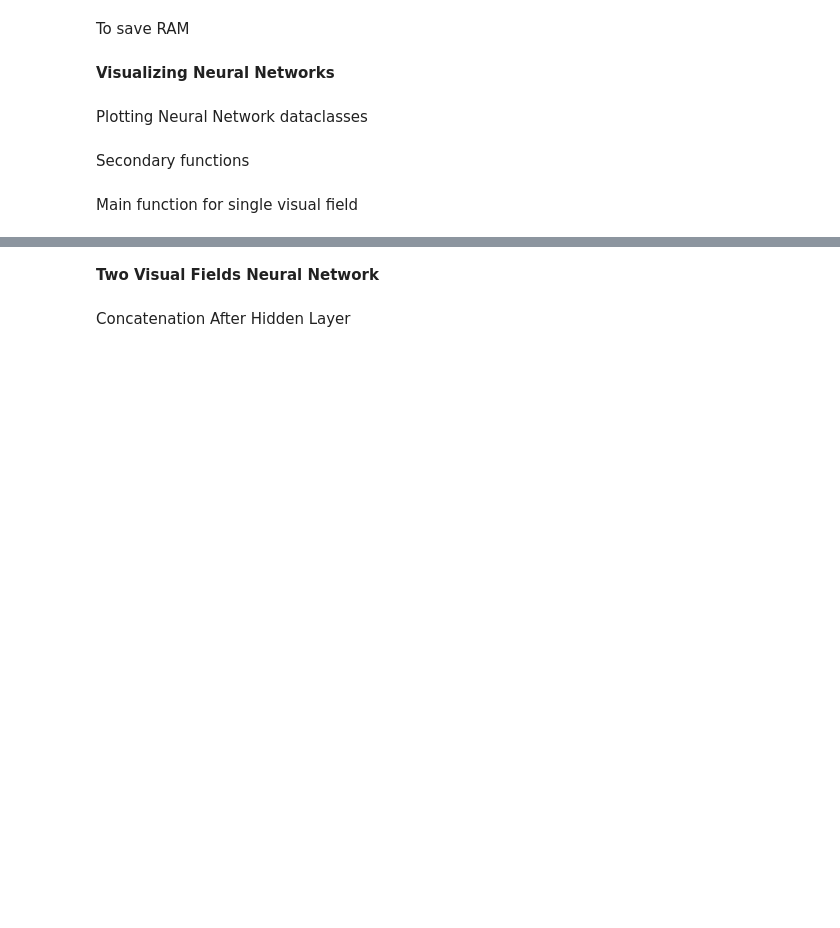
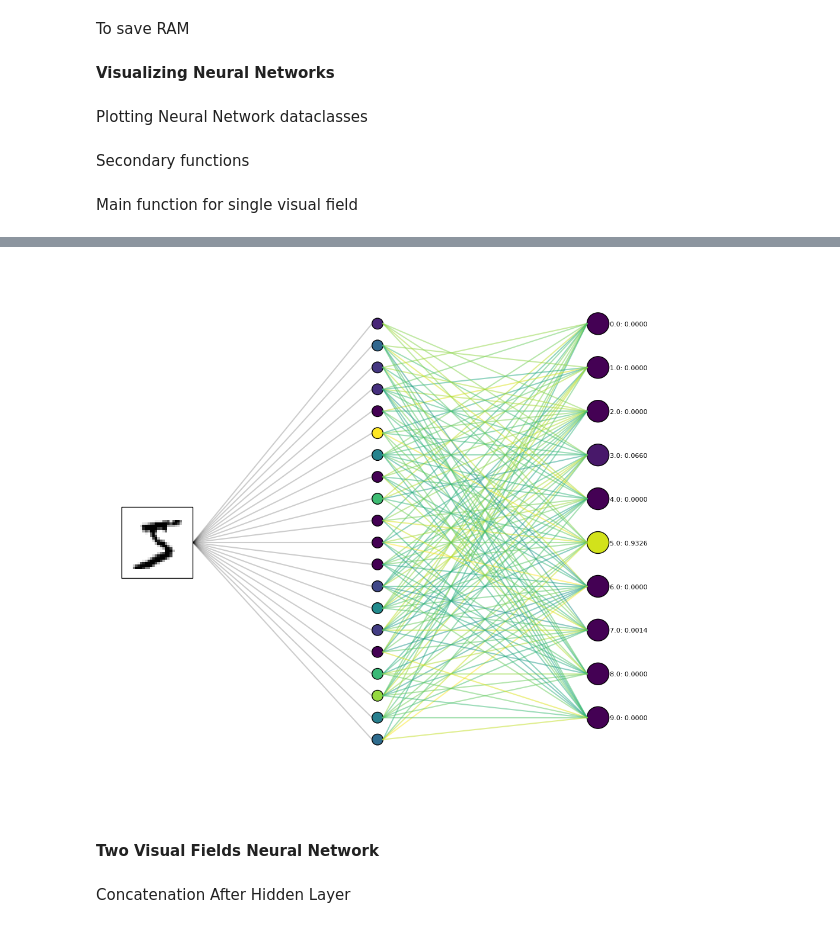
Before and after one commit to hugobbi/mnist-visual-fields, a Jupyter notebook: mnist_visual_fields_main.ipynb, the cells around one changed output, grey strips where cells are left out. Cells and saved outputs as stored; diff of their text form; code cells hidden in the pictures; blank space fills up the shorter version.

```diff
--- a/mnist_visual_fields_main.ipynb
+++ b/mnist_visual_fields_main.ipynb
@@ -472,8 +472,8 @@ def display_single_visual_field_mnist_nn_execution(model, x_data, y_data, input_
       # If it is the input layer
       if i == 0:
         layer.position = current_position.copy()
-        ab = generate_image_annotation_box(get_image(layer.activations), current_position,
-                                          size=calculate_image_size(layer.num_neurons))
+        ab = generate_image_annotation_box_grayscale(get_image(layer.activations), layer.position,
+                                                size=calculate_image_size(layer.num_neurons))
         ax.add_artist(ab)
 
     #  -- Dense layer --
@@ -550,3 +550,10 @@ def display_single_visual_field_mnist_nn_execution(model, x_data, y_data, input_
 
 
   fig.savefig('nn.png')
+# %%
+model2 = keras.models.Sequential()
+model2.add(keras.layers.Flatten(input_shape=[28,28]))
+model2.add(keras.layers.Dense(20, activation="relu"))
+model2.add(keras.layers.Dense(10, activation="softmax"))
+model2.compile(loss="sparse_categorical_crossentropy", optimizer=keras.optimizers.Adam(learning_rate=0.001), metrics=["accuracy"])
+history = model2.fit(x_train, y_train, epochs=5, validation_data=(x_test, y_test))
@@ -552,0 +571,3 @@ def display_single_visual_field_mnist_nn_execution(model, x_data, y_data, input_
+# %%
+display_single_visual_field_mnist_nn_execution(model2, x_train, y_train, input_digit=5, max_neurons=300, weight_plot_threshold=0.5)
+# %% [output]
@@ -553,3 +577,4 @@ def display_single_visual_field_mnist_nn_execution(model, x_data, y_data, input_
+[figure, added]
 # %%
 def display_double_visual_field_mnist_nn_execution(model, max_neurons, weight_plot_threshold, x_data=None, left_vf_digit: Tuple[int, float]=None,
                                                    right_vf_digit: Tuple[int, float]=None, x_data_left=None, x_data_right=None, y_data=None,
```
Also changed, not shown: parts of 12 cells of this notebook.
